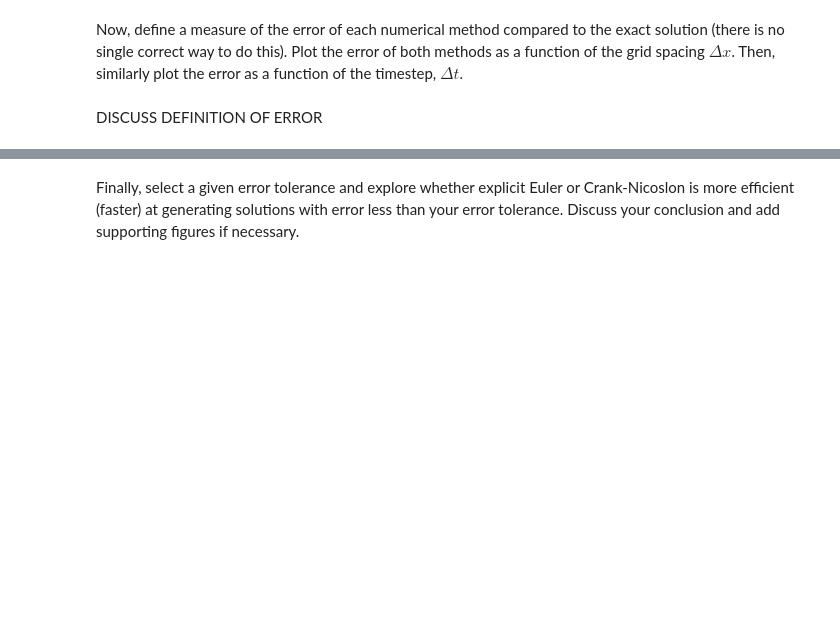
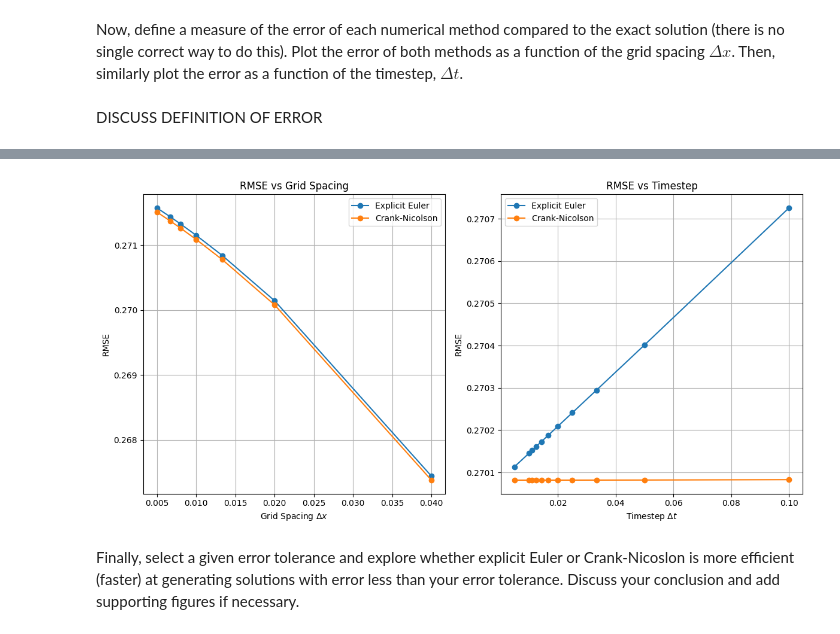
Before and after one commit to Zero-Rae/QCES123, a Jupyter notebook: Project1_numerical_methods.ipynb, the cells around one changed output, grey strips where cells are left out. Saved outputs shown, nothing was run; the diff lists cells and outputs as text; code cells hidden in the pictures; blank space fills up the shorter version.

```diff
--- a/Project1_numerical_methods.ipynb
+++ b/Project1_numerical_methods.ipynb
@@ -422,3 +296,76 @@ plt.show()
+# %%
+# Define RMSE with explicit Nx
+def compute_rmse(numerical_solution, exact_solution, Nx):
+    return np.sqrt(np.sum((numerical_solution - exact_solution) ** 2) / Nx)
+
+# Parameters for testing
+kappa = 0.001  # Diffusivity
+t_start, t_end = 0, 10  # Time range
+x_start, x_end = -1, 1  # Spatial domain
+
+# Initialize grid spacings and timesteps
+Nx_values = [50, 100, 150, 200, 250, 300, 400]
+Nt_values = [100, 200, 300, 400, 500, 600, 700, 800, 900, 1000, 2000]
+
+# Initialize error storage
+errors_EE_dx = []
+errors_CN_dx = []
+errors_EE_dt = []
+errors_CN_dt = []
+
+# Error as a function of Δx
+for Nx in Nx_values:
+    x = np.linspace(x_start, x_end, Nx)
+    t = np.linspace(t_start, t_end, 1000)  # Fixed timestep for this test
+
+    # Compute solutions
+    c_EE = EE(x, t, kappa)[:, -1]  # Last time step
+    c_CN = CN(x, t, kappa)[:, -1]  # Last time step
+    c_exact = exact_solution(x, kappa, t_end)
+
+    # Compute RMSE with explicit Nx
+    errors_EE_dx.append(compute_rmse(c_EE, c_exact, Nx))
+    errors_CN_dx.append(compute_rmse(c_CN, c_exact, Nx))
+
+# Error as a function of Δt
+for Nt in Nt_values:
+    x = np.linspace(x_start, x_end, 100)  # Fixed grid spacing for this test
+    t = np.linspace(t_start, t_end, Nt)
+
+    # Compute solutions
+    c_EE = EE(x, t, kappa)[:, -1]  # Last time step
+    c_CN = CN(x, t, kappa)[:, -1]  # Last time step
+    c_exact = exact_solution(x, kappa, t_end)
+
+    # Compute RMSE with explicit Nx
+    errors_EE_dt.append(compute_rmse(c_EE, c_exact, len(x)))
+    errors_CN_dt.append(compute_rmse(c_CN, c_exact, len(x)))
+
+# Plotting error vs grid spacing (Δx)
+plt.figure(figsize=(12, 6))
+plt.subplot(1, 2, 1)
+plt.plot([x_end - x_start] / np.array(Nx_values), errors_EE_dx, 'o-', label='Explicit Euler')
+plt.plot([x_end - x_start] / np.array(Nx_values), errors_CN_dx, 'o-', label='Crank-Nicolson')
+plt.xlabel(r'Grid Spacing $\Delta x$')
+plt.ylabel('RMSE')
+plt.title('RMSE vs Grid Spacing')
+plt.legend()
+plt.grid()
+
+# Plotting error vs timestep (Δt)
+plt.subplot(1, 2, 2)
+plt.plot((t_end - t_start) / np.array(Nt_values), errors_EE_dt, 'o-', label='Explicit Euler')
+plt.plot((t_end - t_start) / np.array(Nt_values), errors_CN_dt, 'o-', label='Crank-Nicolson')
+plt.xlabel(r'Timestep $\Delta t$')
+plt.ylabel('RMSE')
+plt.title('RMSE vs Timestep')
+plt.legend()
+plt.grid()
+
+plt.tight_layout()
+plt.show()
+# %% [output]
+[figure, added]
 # %% [markdown]
 Finally, select a given error tolerance and explore whether explicit Euler or Crank-Nicoslon is more efficient (faster) at generating solutions with error less than your error tolerance. Discuss your conclusion and add supporting figures if necessary.
 # %% [markdown]
```
Also changed, not shown: parts of 4 cells of this notebook.
